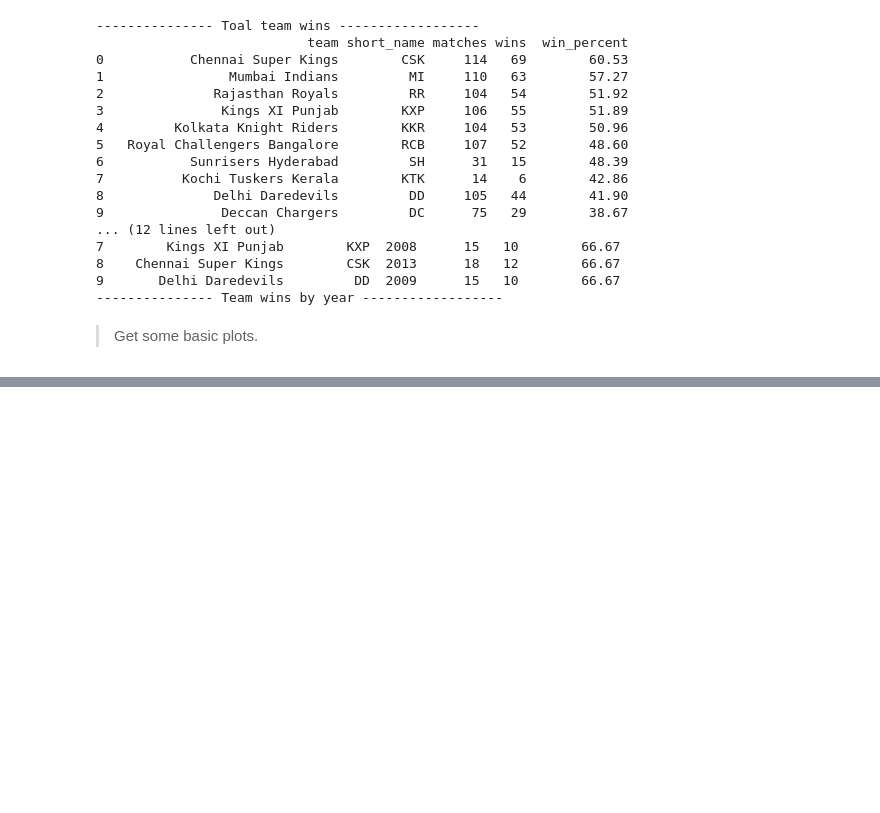
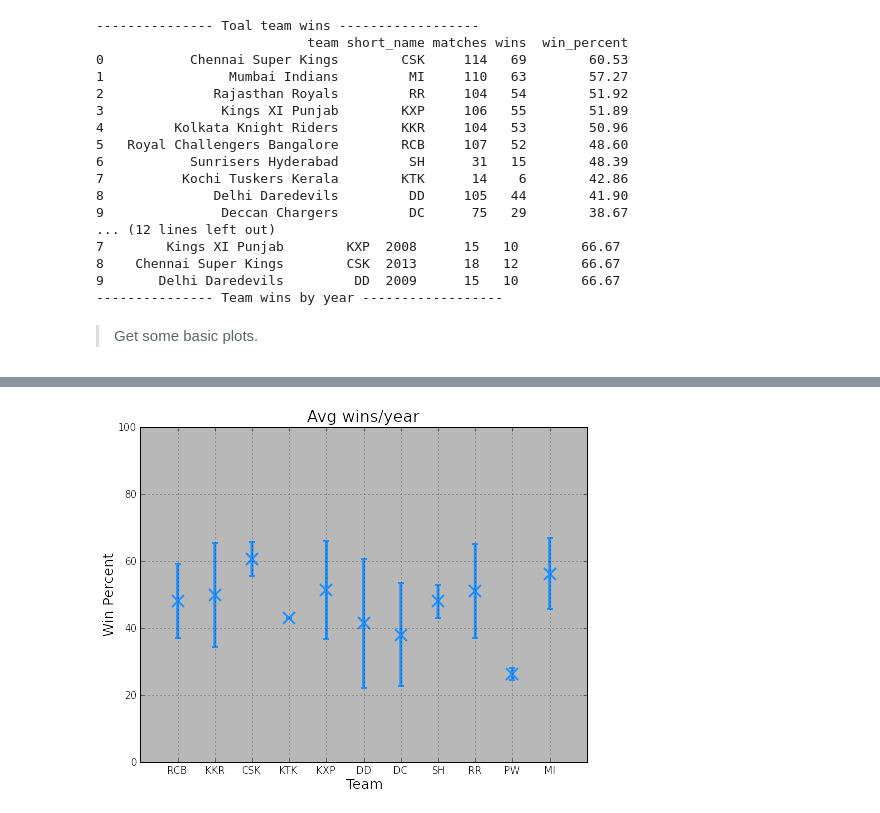
Before and after one commit to bharatreddy/collections, a Jupyter notebook: Team-Analysis.ipynb, the cells around one changed output, grey strips where cells are left out. Saved outputs shown, nothing was run; the diff lists cells and outputs as text; code cells hidden in the pictures; blank space fills up the shorter version.

```diff
--- a/Team-Analysis.ipynb
+++ b/Team-Analysis.ipynb
@@ -139,0 +144,44 @@ ax.patch.set_alpha(0.75)
+# %%
+import numpy
+fig = plt.figure(figsize=(8,6))
+ax2 = fig.add_subplot(111)
+# Set different colors
+colormap = plt.cm.jet
+plt.gca().set_color_cycle([colormap(i) for i in np.linspace(0, 0.9, len(teamList))])
+labList = []
+meanList = []
+stdList = []
+xDataList = [] # Holder for xaxis
+for n, t in enumerate(teamList):
+    currYears = list( teamWinYearDF[ teamWinYearDF['team'] == t ]['year'] )
+    shortName = list( teamWinYearDF[ teamWinYearDF['team'] == t ]['short_name'] )[0]
+    currDate = [ datetime.datetime.strptime(str(c), '%Y') for  c in currYears ]
+    # Need to sort both date and win_percent according to date
+    # We'll do it by zipping the values
+    currWinPercnt = list( teamWinYearDF[ teamWinYearDF['team'] == t ]['win_percent'] )
+    wdSort = zip( currDate, currWinPercnt )
+    wdSort.sort()
+    currDate = [y for y, x in wdSort]
+    currWinPercnt = [x for y, x in wdSort]
+    stats = numpy.array( currWinPercnt )
+    labList.append( shortName )
+    meanList.append( numpy.mean(stats) )
+    stdList.append( numpy.std(stats) )
+    xDataList.append( n )
+# Plot the means, Std.Dev
+ax2.errorbar(xDataList, meanList, yerr=stdList,\
+             linestyle='None', marker='x', linewidth=3, \
+             markersize=12, mew=2, color='#1E90FF')
+#     ax2.plot( currDate, currWinPercnt, linewidth=2, label=t )
+ax2.set_ylabel( 'Win Percent', fontsize=14 )
+ax2.set_xlabel( 'Team', fontsize=14 )
+ax2.set_title( 'Avg wins/year', fontsize=16 )
+ax2.set_ylim( [0,100] )
+ax2.set_xlim( [-1,11] )
+ax2.xaxis.set_ticks(arange(11))
+ax2.set_xticklabels(labList)
+ax2.grid()
+ax2.patch.set_facecolor('gray')
+ax2.patch.set_alpha(0.75)
+# %% [output]
+[figure, added]
```
Also changed, not shown: parts of 2 cells of this notebook.
